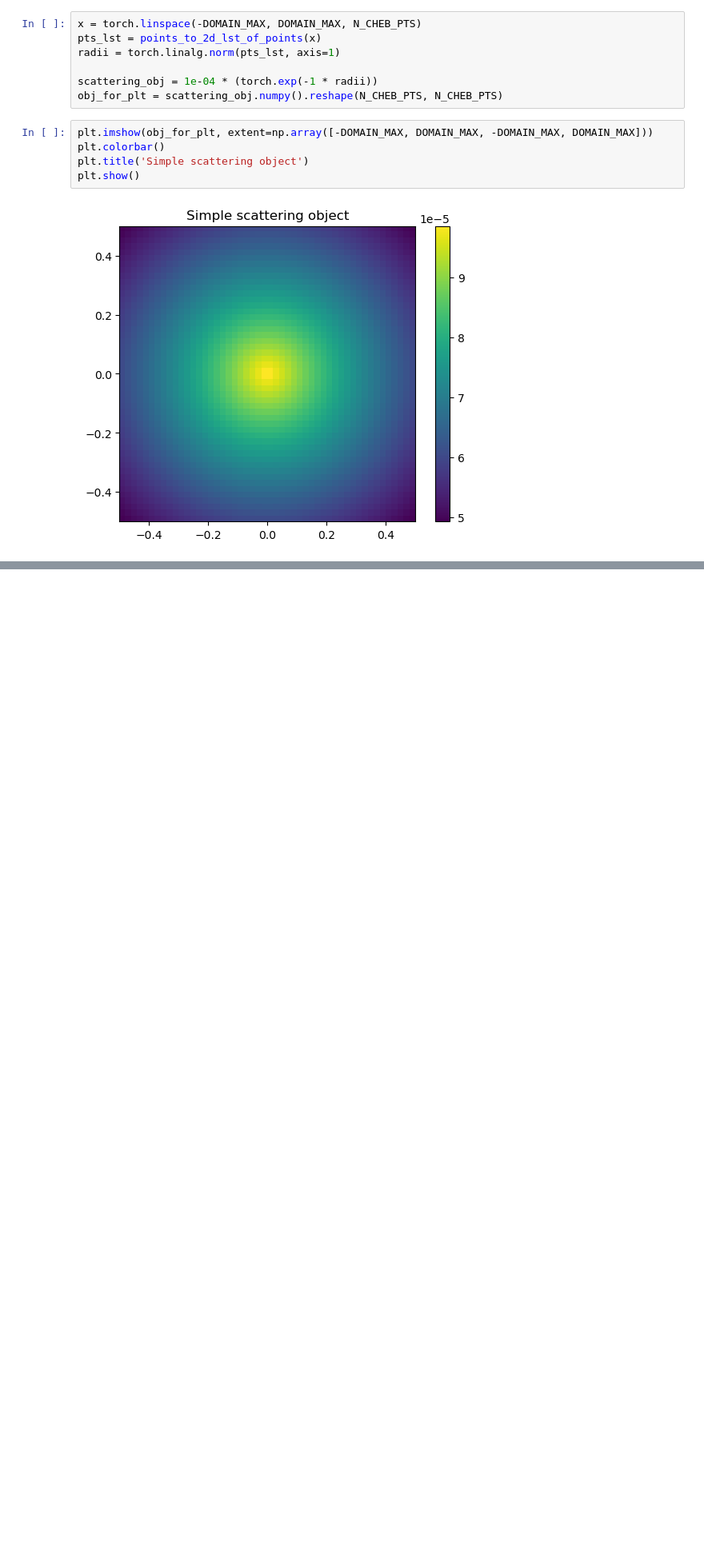
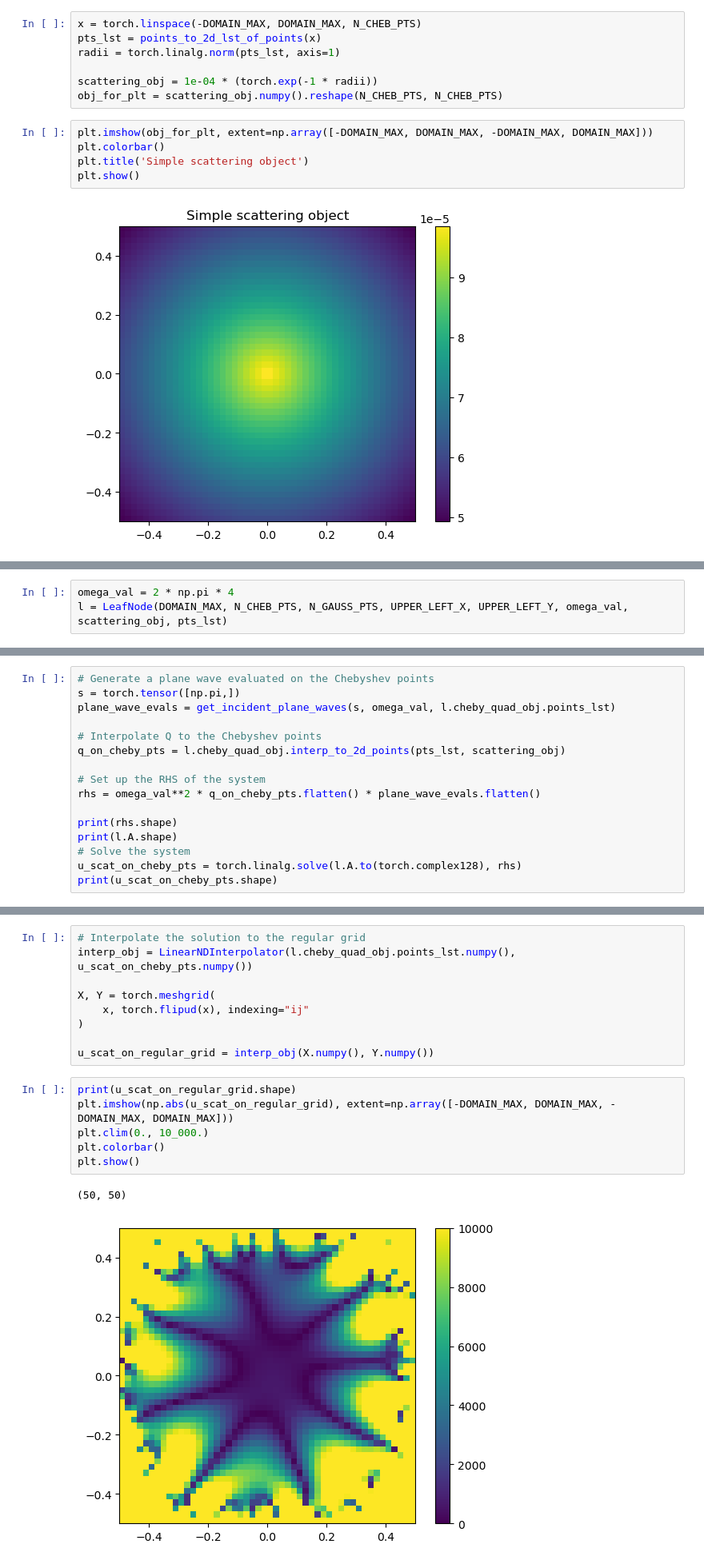
Before and after one commit to meliao/helmholtz_solvers, a Jupyter notebook: checks/local_solution.ipynb, the cells around one changed output, grey strips where cells are left out. Shown at 80% size. Saved outputs shown, nothing was run; the diff lists cells and outputs as text; blank space fills up the shorter version.

Commit message:
Need to figure out what is going wrong with the local solution.

```diff
--- a/checks/local_solution.ipynb
+++ b/checks/local_solution.ipynb
@@ -40,0 +47,3 @@ plt.show()
+# %%
+omega_val = 2 * np.pi * 4
+l = LeafNode(DOMAIN_MAX, N_CHEB_PTS, N_GAUSS_PTS, UPPER_LEFT_X, UPPER_LEFT_Y, omega_val, scattering_obj, pts_lst)
@@ -40,0 +60,16 @@ plt.show()
+# %%
+# Generate a plane wave evaluated on the Chebyshev points
+s = torch.tensor([np.pi,])
+plane_wave_evals = get_incident_plane_waves(s, omega_val, l.cheby_quad_obj.points_lst)
+
+# Interpolate Q to the Chebyshev points
+q_on_cheby_pts = l.cheby_quad_obj.interp_to_2d_points(pts_lst, scattering_obj)
+
+# Set up the RHS of the system
+rhs = omega_val**2 * q_on_cheby_pts.flatten() * plane_wave_evals.flatten()
+
+print(rhs.shape)
+print(l.A.shape)
+# Solve the system
+u_scat_on_cheby_pts = torch.linalg.solve(l.A.to(torch.complex128), rhs)
+print(u_scat_on_cheby_pts.shape)
@@ -40,0 +80,18 @@ plt.show()
+# %%
+# Interpolate the solution to the regular grid
+interp_obj = LinearNDInterpolator(l.cheby_quad_obj.points_lst.numpy(), u_scat_on_cheby_pts.numpy())
+
+X, Y = torch.meshgrid(
+    x, torch.flipud(x), indexing="ij"
+)
+
+u_scat_on_regular_grid = interp_obj(X.numpy(), Y.numpy())
+# %%
+print(u_scat_on_regular_grid.shape)
+plt.imshow(np.abs(u_scat_on_regular_grid), extent=np.array([-DOMAIN_MAX, DOMAIN_MAX, -DOMAIN_MAX, DOMAIN_MAX]))
+plt.clim(0., 10_000.)
+plt.colorbar()
+plt.show()
+# %% [output]
+(50, 50)
+[figure, added]
```
Also changed, not shown: parts of 6 cells of this notebook, 4 other files.
